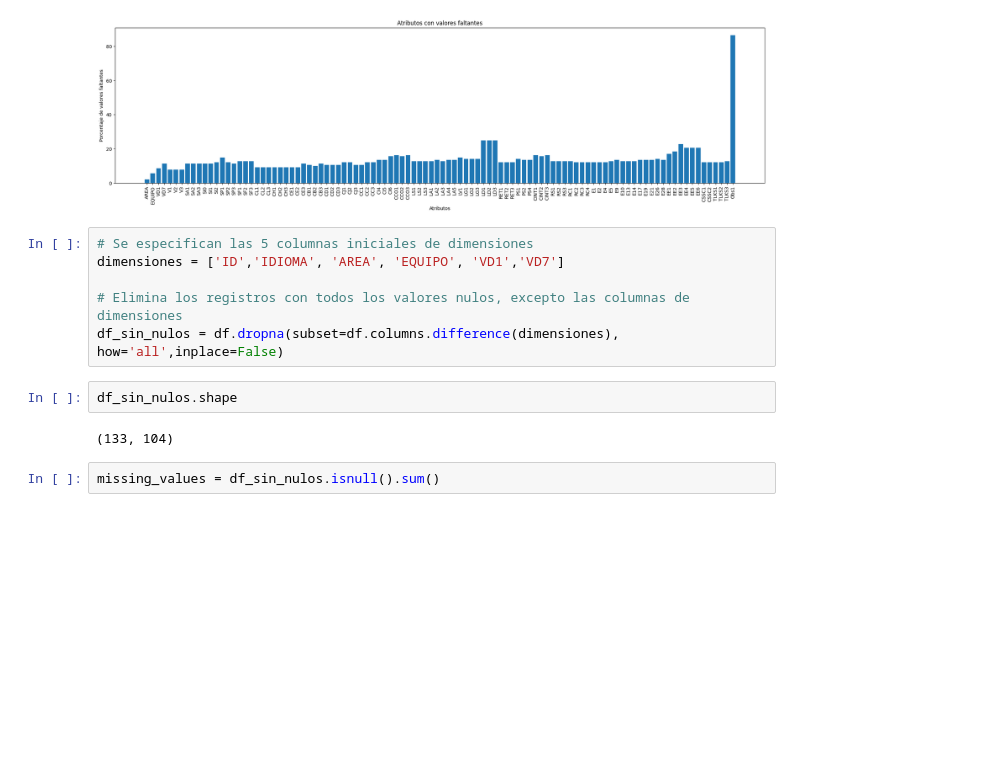
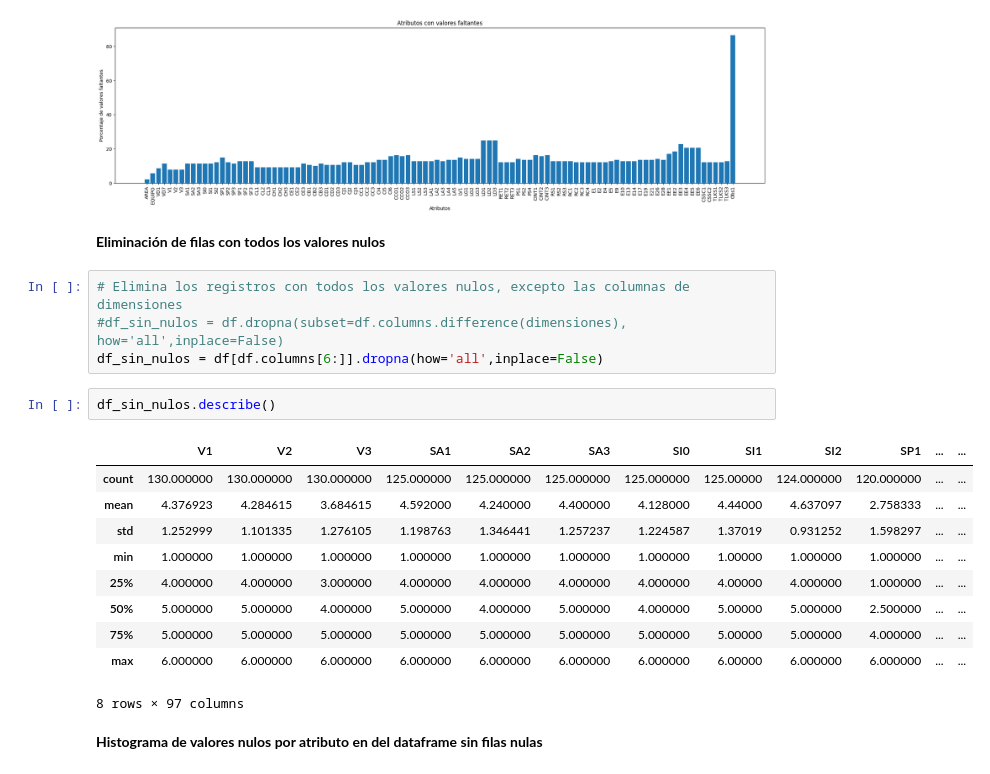
Before and after one commit to mbaroja/TFM, a Jupyter notebook: EDA.ipynb, the cells around one changed output. Saved outputs shown, nothing was run; the diff lists cells and outputs as text; blank space fills up the shorter version.

```diff
--- a/EDA.ipynb
+++ b/EDA.ipynb
@@ -66,15 +67,24 @@ plt.xticks(rotation=90)  # Rotar las etiquetas del eje x para una mejor legibili
 plt.show()
 # %% [output]
 [figure]
+# %% [markdown]
+**Eliminación de filas con todos los valores nulos**
 # %%
-# Se especifican las 5 columnas iniciales de dimensiones
-dimensiones = ['ID','IDIOMA', 'AREA', 'EQUIPO', 'VD1','VD7']
-
 # Elimina los registros con todos los valores nulos, excepto las columnas de dimensiones
-df_sin_nulos = df.dropna(subset=df.columns.difference(dimensiones), how='all',inplace=False)
+#df_sin_nulos = df.dropna(subset=df.columns.difference(dimensiones), how='all',inplace=False)
+df_sin_nulos = df[df.columns[6:]].dropna(how='all',inplace=False)
 # %%
-df_sin_nulos.shape
+df_sin_nulos.describe()
 # %% [output]
+|  | V1 | V2 | V3 | SA1 | SA2 | SA3 | SI0 | SI1 | SI2 | SP1 | ... | ... |
+| count | 130.000000 | 130.000000 | 130.000000 | 125.000000 | 125.000000 | 125.000000 | 125.000000 | 125.00000 | 124.000000 | 120.000000 | ... | ... |
+| mean | 4.376923 | 4.284615 | 3.684615 | 4.592000 | 4.240000 | 4.400000 | 4.128000 | 4.44000 | 4.637097 | 2.758333 | ... | ... |
+| std | 1.252999 | 1.101335 | 1.276105 | 1.198763 | 1.346441 | 1.257237 | 1.224587 | 1.37019 | 0.931252 | 1.598297 | ... | ... |
+| min | 1.000000 | 1.000000 | 1.000000 | 1.000000 | 1.000000 | 1.000000 | 1.000000 | 1.00000 | 1.000000 | 1.000000 | ... | ... |
+| 25% | 4.000000 | 4.000000 | 3.000000 | 4.000000 | 4.000000 | 4.000000 | 4.000000 | 4.00000 | 4.000000 | 1.000000 | ... | ... |
+| 50% | 5.000000 | 5.000000 | 4.000000 | 5.000000 | 4.000000 | 5.000000 | 4.000000 | 5.00000 | 5.000000 | 2.500000 | ... | ... |
+| 75% | 5.000000 | 5.000000 | 5.000000 | 5.000000 | 5.000000 | 5.000000 | 5.000000 | 5.00000 | 5.000000 | 4.000000 | ... | ... |
+| max | 6.000000 | 6.000000 | 6.000000 | 6.000000 | 6.000000 | 6.000000 | 6.000000 | 6.00000 | 6.000000 | 6.000000 | ... | ... |
-(133, 104)
+8 rows × 97 columns
-# %%
-missing_values = df_sin_nulos.isnull().sum()
+# %% [markdown]
+**Histograma de valores nulos por atributo en del dataframe sin filas nulas**
```
Also changed, not shown: parts of 12 cells of this notebook.
